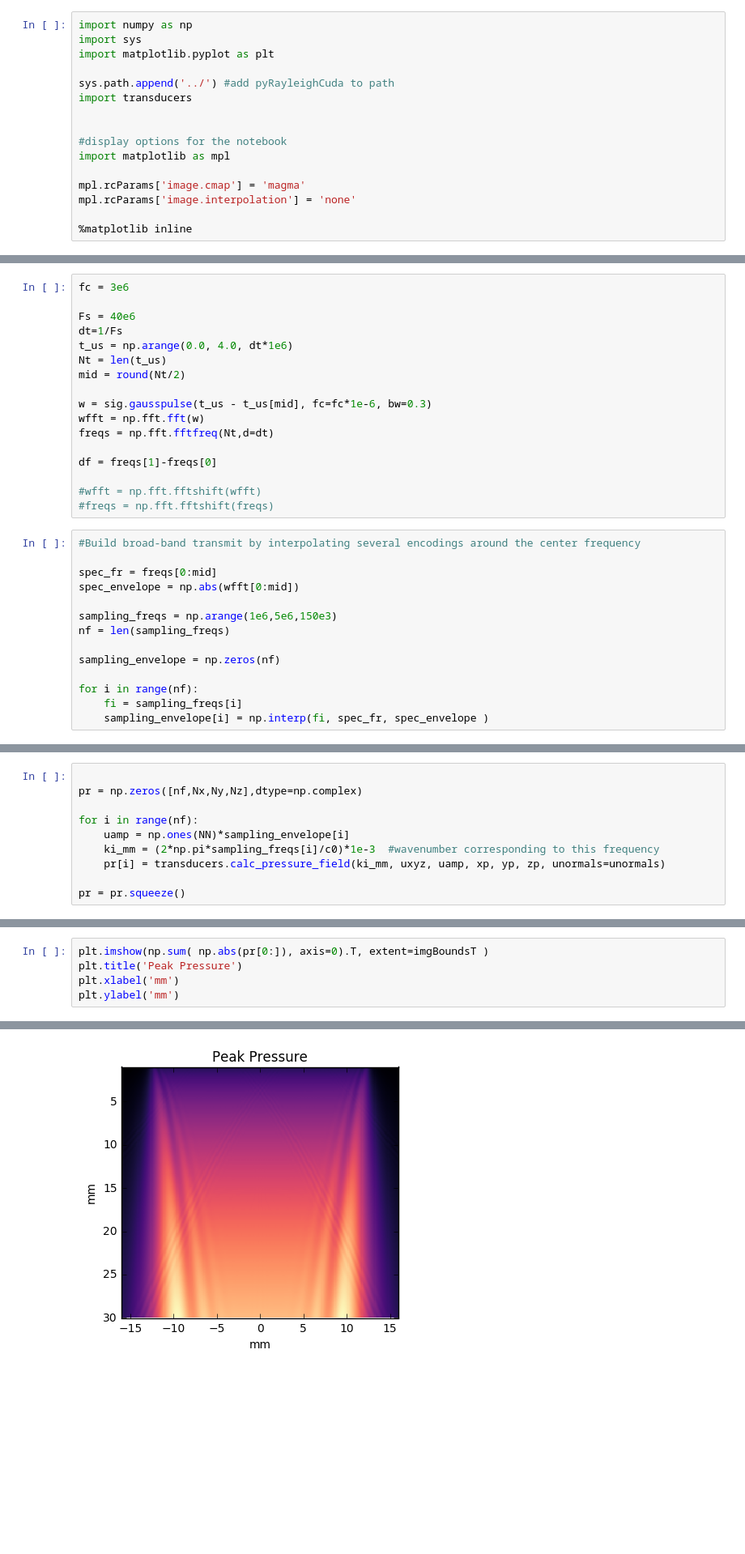
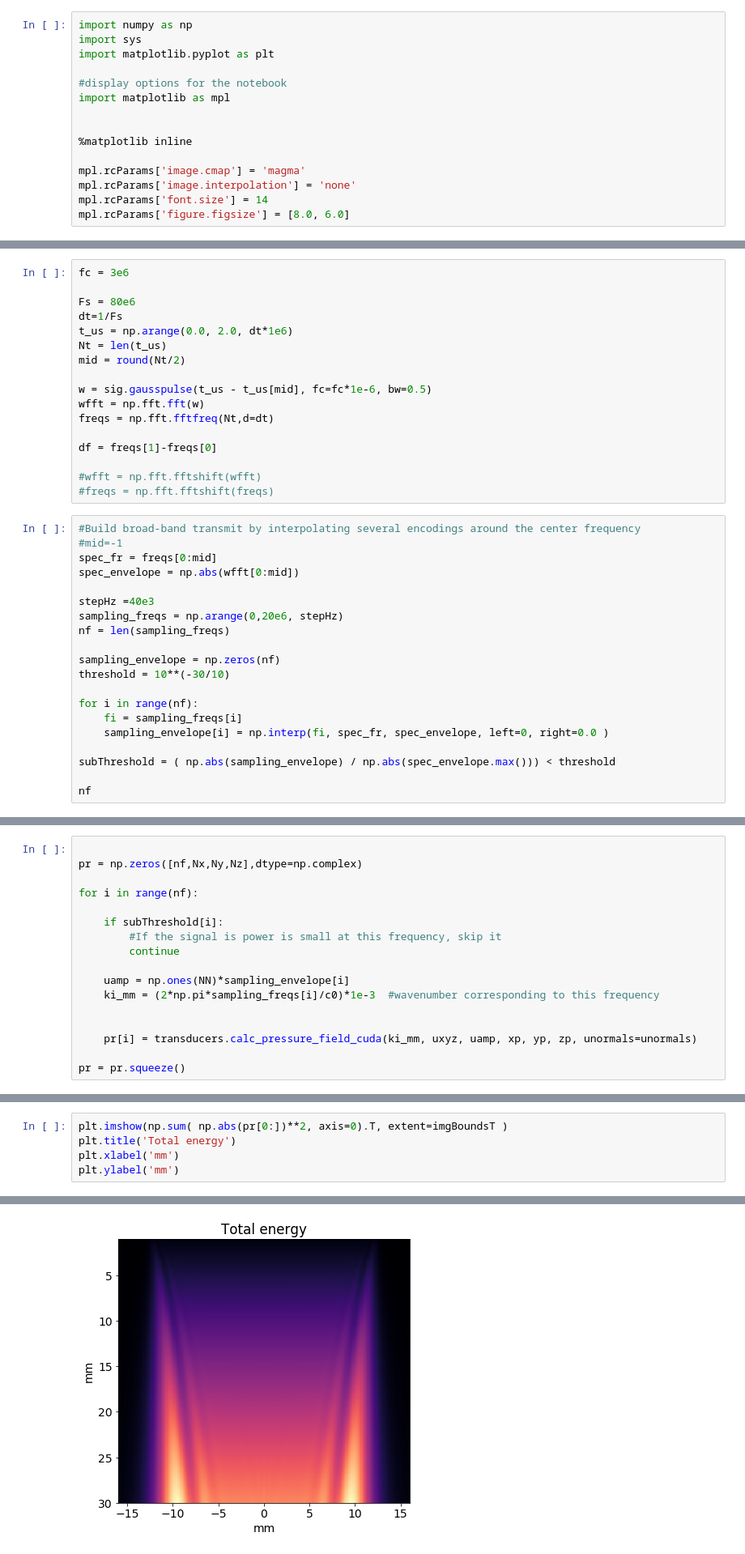
Before and after one commit to vlchaplin/pyRayleighCuda, a Jupyter notebook: examples/LinearProbe2D.ipynb, the cells around one changed output, grey strips where cells are left out. Shown at 81% size. Saved outputs shown, nothing was run; the diff lists cells and outputs as text; blank space fills up the shorter version.

```diff
--- a/examples/LinearProbe2D.ipynb
+++ b/examples/LinearProbe2D.ipynb
@@ -5,14 +5,13 @@ import numpy as np
 import sys
 import matplotlib.pyplot as plt
 
-sys.path.append('../') #add pyRayleighCuda to path
-import transducers
-
-
 #display options for the notebook
 import matplotlib as mpl
 
+
+%matplotlib inline
+
 mpl.rcParams['image.cmap'] = 'magma'
 mpl.rcParams['image.interpolation'] = 'none'
-
-%matplotlib inline
+mpl.rcParams['font.size'] = 14
+mpl.rcParams['figure.figsize'] = [8.0, 6.0]
@@ -142,13 +152,13 @@ import scipy.signal as sig
 # %%
 fc = 3e6
 
-Fs = 40e6
+Fs = 80e6
 dt=1/Fs
-t_us = np.arange(0.0, 4.0, dt*1e6)
+t_us = np.arange(0.0, 2.0, dt*1e6)
 Nt = len(t_us)
 mid = round(Nt/2)
 
-w = sig.gausspulse(t_us - t_us[mid], fc=fc*1e-6, bw=0.3)
+w = sig.gausspulse(t_us - t_us[mid], fc=fc*1e-6, bw=0.5)
 wfft = np.fft.fft(w)
 freqs = np.fft.fftfreq(Nt,d=dt)
 
@@ -158,15 +168,21 @@ df = freqs[1]-freqs[0]
 #freqs = np.fft.fftshift(freqs)
 # %%
 #Build broad-band transmit by interpolating several encodings around the center frequency
-
+#mid=-1
 spec_fr = freqs[0:mid]
 spec_envelope = np.abs(wfft[0:mid])
 
-sampling_freqs = np.arange(1e6,5e6,150e3)
+stepHz =40e3
+sampling_freqs = np.arange(0,20e6, stepHz)
 nf = len(sampling_freqs)
 
 sampling_envelope = np.zeros(nf)
+threshold = 10**(-30/10)
 
 for i in range(nf):
     fi = sampling_freqs[i]
-    sampling_envelope[i] = np.interp(fi, spec_fr, spec_envelope )
+    sampling_envelope[i] = np.interp(fi, spec_fr, spec_envelope, left=0, right=0.0 )
+
+subThreshold = ( np.abs(sampling_envelope) / np.abs(spec_envelope.max())) < threshold
+
+nf
@@ -192,8 +212,15 @@ plt.legend(loc=(.6,0.8))
 pr = np.zeros([nf,Nx,Ny,Nz],dtype=np.complex)
 
 for i in range(nf):
+
+    if subThreshold[i]:
+        #If the signal is power is small at this frequency, skip it
+        continue
+
     uamp = np.ones(NN)*sampling_envelope[i]
     ki_mm = (2*np.pi*sampling_freqs[i]/c0)*1e-3  #wavenumber corresponding to this frequency
-    pr[i] = transducers.calc_pressure_field(ki_mm, uxyz, uamp, xp, yp, zp, unormals=unormals)
+
+
+    pr[i] = transducers.calc_pressure_field_cuda(ki_mm, uxyz, uamp, xp, yp, zp, unormals=unormals)
 
 pr = pr.squeeze()
@@ -200,8 +257,8 @@ pr = pr.squeeze()
 # %%
-plt.imshow(np.sum( np.abs(pr[0:]), axis=0).T, extent=imgBoundsT )
-plt.title('Peak Pressure')
+plt.imshow(np.sum( np.abs(pr[0:])**2, axis=0).T, extent=imgBoundsT )
+plt.title('Total energy')
 plt.xlabel('mm')
 plt.ylabel('mm')
 # %% [output]
 <matplotlib.text.Text at 0x...>
-[figure, old version]
+[figure, new version]
```
Also changed, not shown: parts of 22 cells of this notebook, 1 other file.
